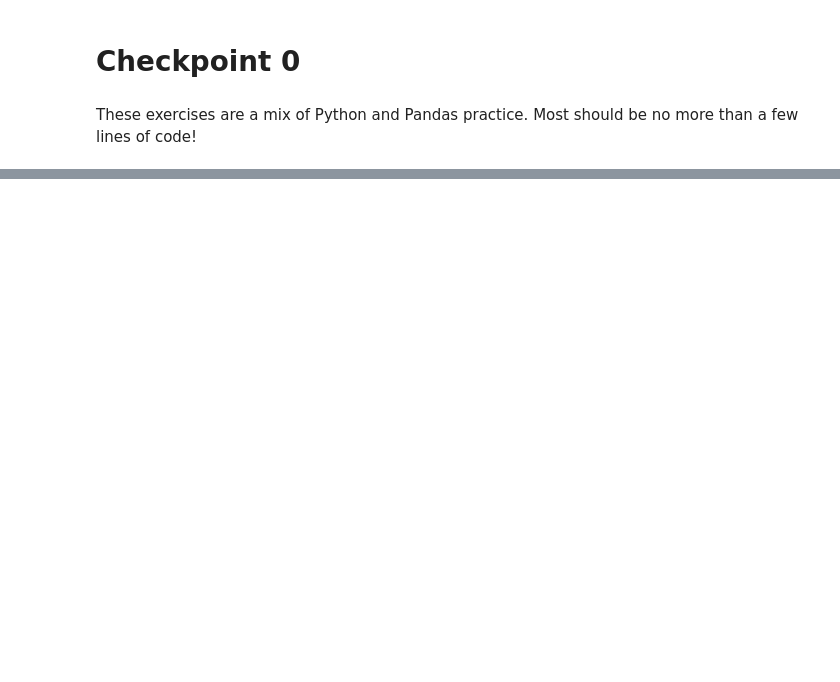
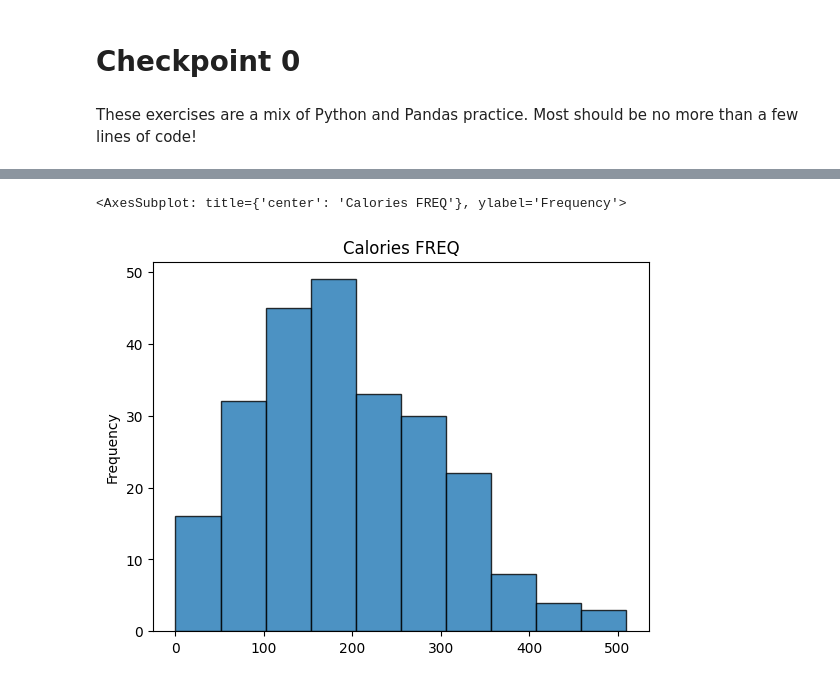
Before and after one commit to zainzai04/git-setup-mdst-zz, a Jupyter notebook: tutorial0/checkpoint0.ipynb, the cells around one changed output, grey strips where cells are left out. Cells and saved outputs as stored; diff of their text form; code cells hidden in the pictures; blank space fills up the shorter version.

```diff
--- a/tutorial0/checkpoint0.ipynb
+++ b/tutorial0/checkpoint0.ipynb
@@ -37,5 +103,8 @@ a = [1, 2, 3, 4, 5, 6]
 # %%
 # load in the "starbucks.csv" dataset
 # refer to how we read the cereal.csv dataset in the tutorial
+import pandas as pd
+
+sb = pd.read_csv("../data/starbucks.csv")
 # %%
 # output the calories, sugars, and protein columns only of every 40th row.
@@ -46,2 +168,4 @@ a = [1, 2, 3, 4, 5, 6]
 # %%
 # create a new column containing the caffeine per calories of each drink
+sb['caffeine_per_calorie'] = sb.iloc[:, 17] / sb.iloc[:, 3]
+print(sb.iloc[:, 18])
@@ -54,4 +210,8 @@ a = [1, 2, 3, 4, 5, 6]
 # %%
 # plot the distribution of the number of calories in drinks with a histogram
+sb["calories"].plot.hist(edgecolor='black', alpha=0.8, title="Calories FREQ")
+# %% [output]
+<AxesSubplot: title={'center': 'Calories FREQ'}, ylabel='Frequency'>
+[figure, added]
 # %%
 # plot calories against total fat with a scatterplot
```
Also changed, not shown: parts of 15 cells of this notebook, 1 other file.
